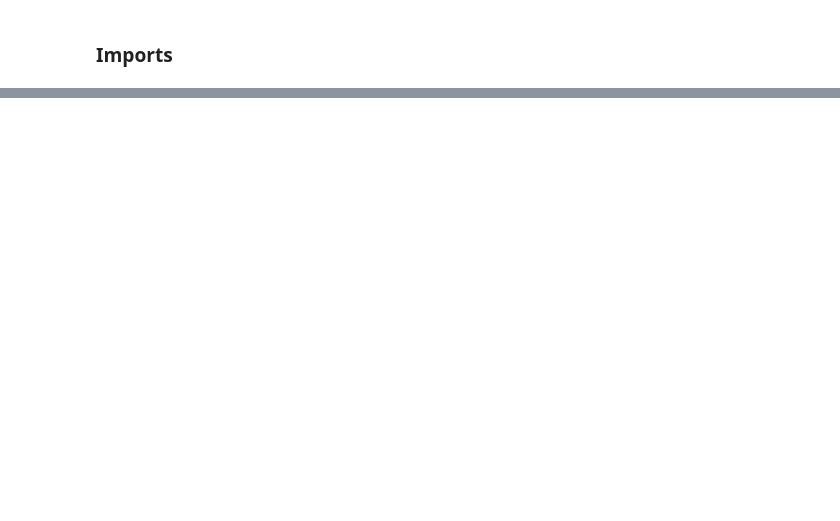
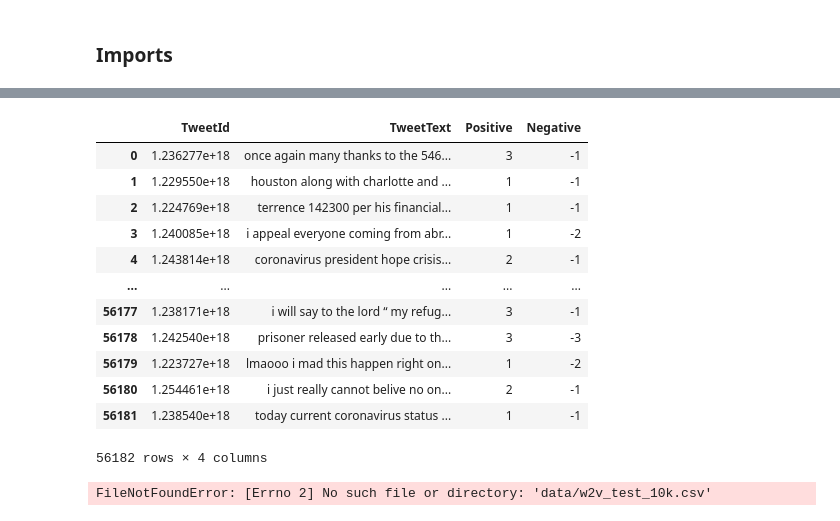
Before and after one commit to richdanis/ML4H, a Jupyter notebook: Project 2/Part_1 copy.ipynb, the cells around one changed output, grey strips where cells are left out. Cells and saved outputs as stored; diff of their text form; code cells hidden in the pictures; blank space fills up the shorter version.

```diff
--- a/Project 2/Part_1 copy.ipynb
+++ b/Project 2/Part_1 copy.ipynb
@@ -266,0 +113,22 @@ plt.show()
+# %%
+test = pd.read_csv('data/w2v_test_10k.csv')
+# %%
+test
+# %% [output]
+|  | TweetId | TweetText | Positive | Negative |
+| 0 | 1.236277e+18 | once again many thanks to the 546... | 3 | -1 |
+| 1 | 1.229550e+18 | houston along with charlotte and ... | 1 | -1 |
+| 2 | 1.224769e+18 | terrence 142300 per his financial... | 1 | -1 |
+| 3 | 1.240085e+18 | i appeal everyone coming from abr... | 1 | -2 |
+| 4 | 1.243814e+18 | coronavirus president hope crisis... | 2 | -1 |
+| ... | ... | ... | ... | ... |
+| 56177 | 1.238171e+18 | i will say to the lord “ my refug... | 3 | -1 |
+| 56178 | 1.242540e+18 | prisoner released early due to th... | 3 | -3 |
+| 56179 | 1.223727e+18 | lmaooo i mad this happen right on... | 1 | -2 |
+| 56180 | 1.254461e+18 | i just really cannot belive no on... | 2 | -1 |
+| 56181 | 1.238540e+18 | today current coronavirus status ... | 1 | -1 |
+56182 rows × 4 columns
+# %%
+test = pd.read_csv(path + 'w2v_test_10k.csv')
+# %% [output]
+FileNotFoundError: [Errno 2] No such file or directory: 'data/w2v_test_10k.csv'
```
Also changed, not shown: parts of 35 cells of this notebook, 9 other files.
